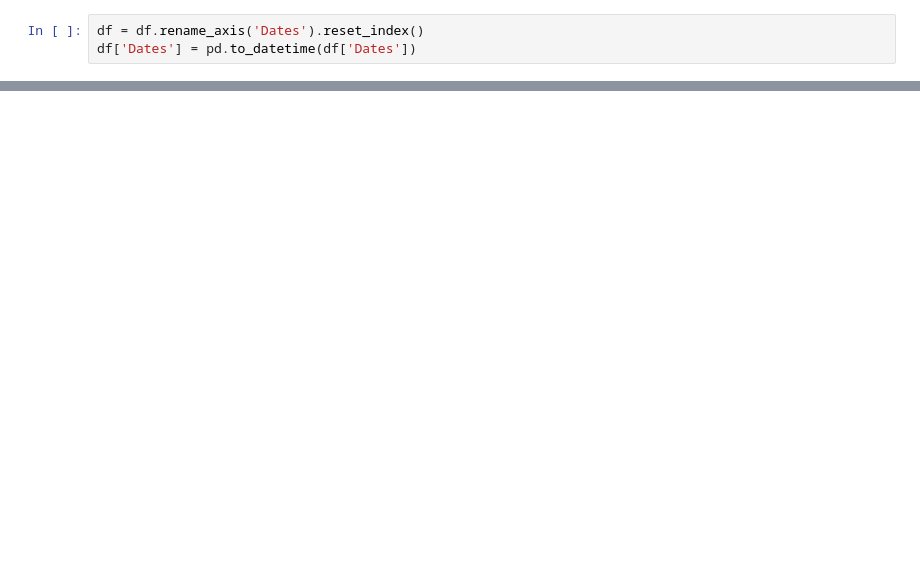
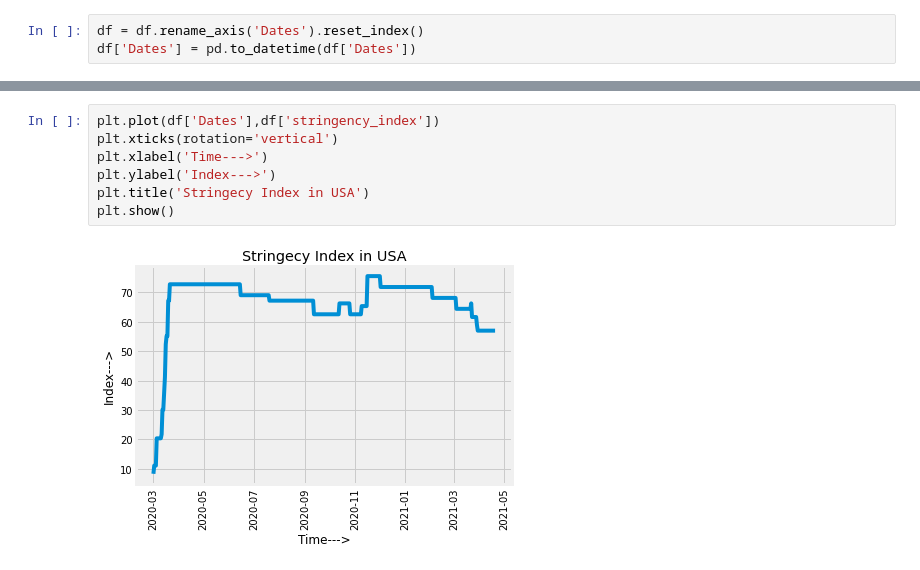
Before and after one commit to nrupeshsurya/Covid-19-TimeSeries-analysis, a Jupyter notebook: src/EDA.ipynb, the cells around one changed output, grey strips where cells are left out. Cells and saved outputs as stored; diff of their text form; blank space fills up the shorter version.

```diff
--- a/src/EDA.ipynb
+++ b/src/EDA.ipynb
@@ -92,0 +93,9 @@ plt.show()
+# %%
+plt.plot(df['Dates'],df['stringency_index'])
+plt.xticks(rotation='vertical')
+plt.xlabel('Time--->')
+plt.ylabel('Index--->')
+plt.title('Stringecy Index in USA')
+plt.show()
+# %% [output]
+[figure, added]
```
Also changed, not shown: parts of 7 cells of this notebook, 14 other files.
